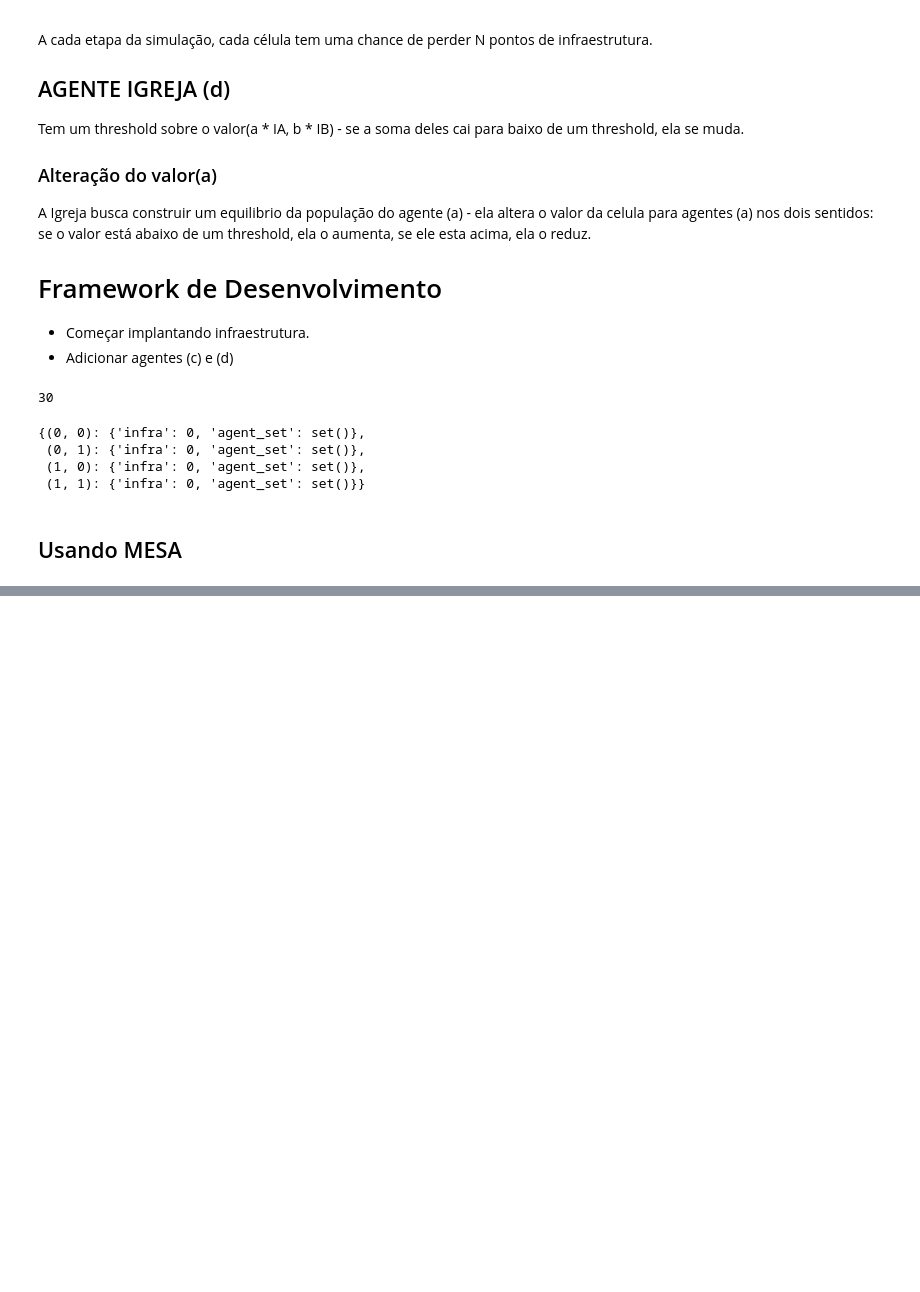
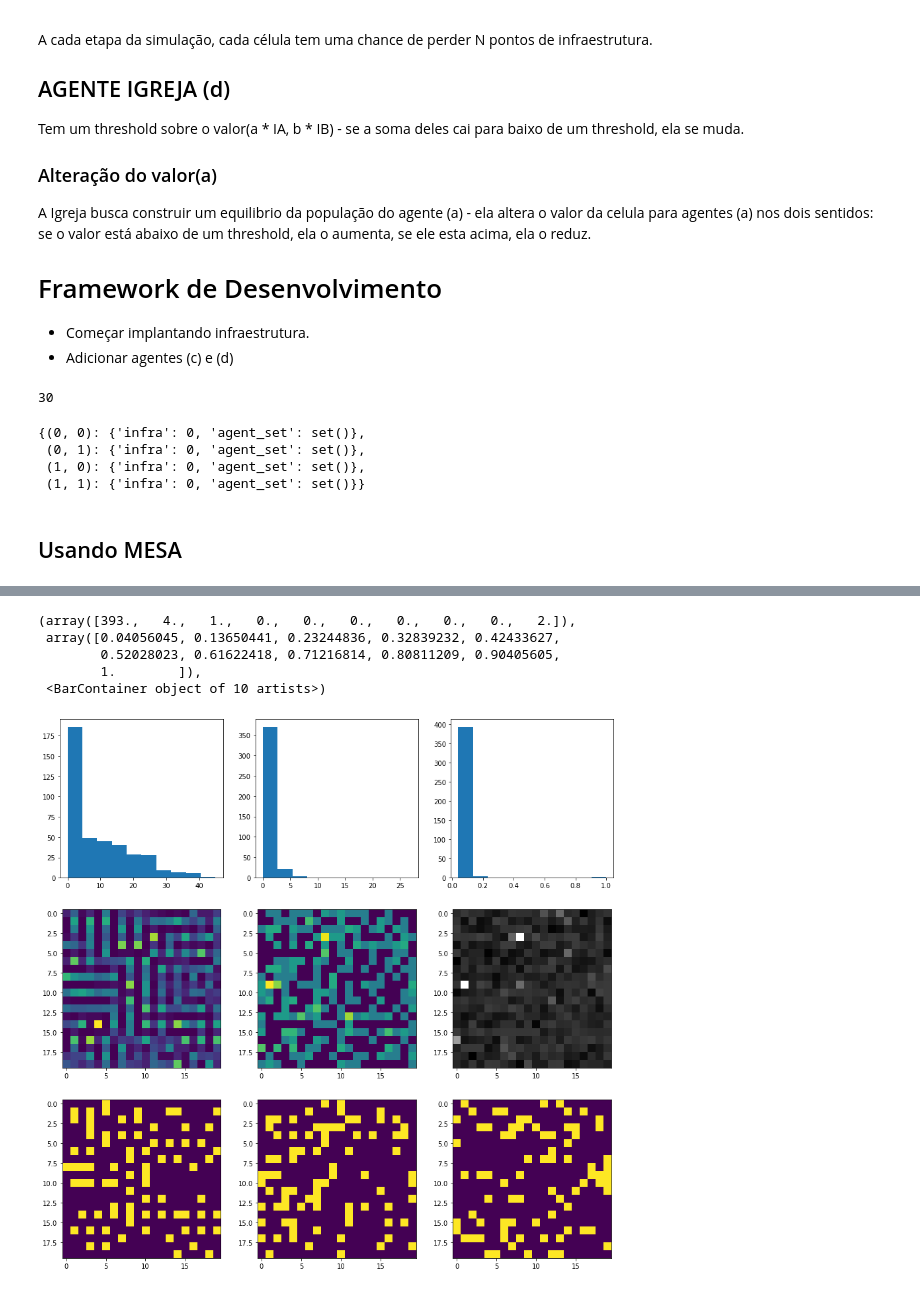
Before and after one commit to pedroteche-ih/ABM_URBANO, a Jupyter notebook: modelo.ipynb, the cells around one changed output, grey strips where cells are left out. Saved outputs shown, nothing was run; the diff lists cells and outputs as text; code cells hidden in the pictures; blank space fills up the shorter version.

```diff
--- a/modelo.ipynb
+++ b/modelo.ipynb
@@ -396,0 +407,49 @@ ax[2,2].hist(infra_matrix.ravel());
+# %%
+resultado = ab.return_agent_matrix()
+thresh = ab.return_agent_thresh()
+infra_matrix = ab.location.get_infra_matrix()
+fig, ax = plt.subplots(3,3, figsize = (15, 15))
+
+Q75 = np.quantile(resultado[PopRua].ravel(), 0.8)
+def bla(num_hab):
+    if num_hab >= Q75:
+        return 1
+    else:
+        return 0
+bla_vec = np.vectorize(bla)
+arr_poprua = bla_vec(resultado[PopRua])
+
+Q75 = np.quantile(resultado[PopCasa].ravel(), 0.8)
+def bla(num_hab):
+    if num_hab >= Q75:
+        return 1
+    else:
+        return 0
+bla_vec = np.vectorize(bla)
+arr_popcasa = bla_vec(resultado[PopCasa])
+
+Q75 = np.quantile(infra_matrix.ravel(), 0.8)
+def bla(num_hab):
+    if num_hab >= Q75:
+        return 1
+    else:
+        return 0
+bla_vec = np.vectorize(bla)
+arr_infra = bla_vec(infra_matrix)
+
+ax[1,0].imshow(resultado[PopCasa])
+ax[1,1].imshow(np.log(resultado[PopRua]+0.1))
+ax[1,2].imshow(np.log(infra_matrix), cmap = 'gray')
+ax[2,0].imshow(arr_popcasa)
+ax[2,1].imshow(arr_poprua)
+ax[2,2].imshow(arr_infra)
+ax[0,0].hist(resultado[PopCasa].ravel())
+ax[0,1].hist(resultado[PopRua].ravel())
+ax[0,2].hist(infra_matrix.ravel())
+# %% [output]
+(array([393.,   4.,   1.,   0.,   0.,   0.,   0.,   0.,   0.,   2.]),
+ array([0.04056045, 0.13650441, 0.23244836, 0.32839232, 0.42433627,
+        0.52028023, 0.61622418, 0.71216814, 0.80811209, 0.90405605,
+        1.        ]),
+ <BarContainer object of 10 artists>)
+[figure, added]
```
Also changed, not shown: parts of 7 cells of this notebook.
